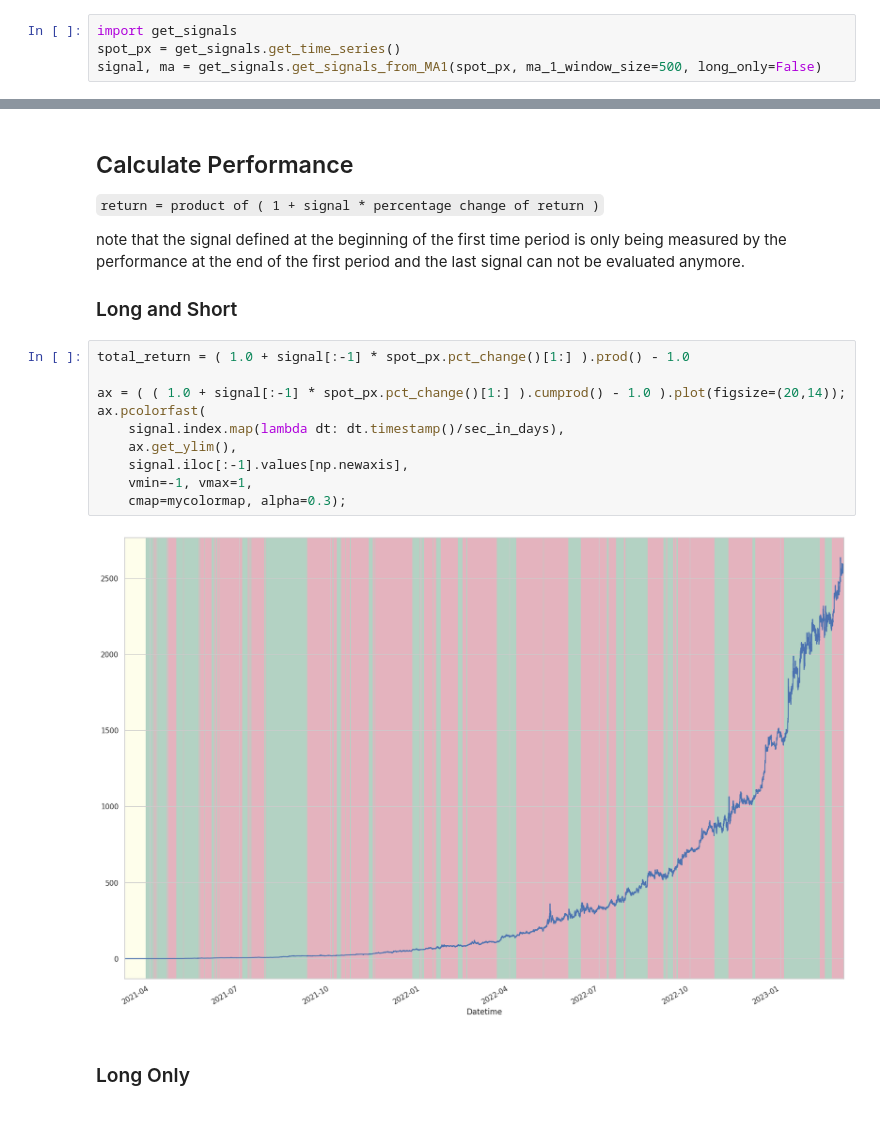
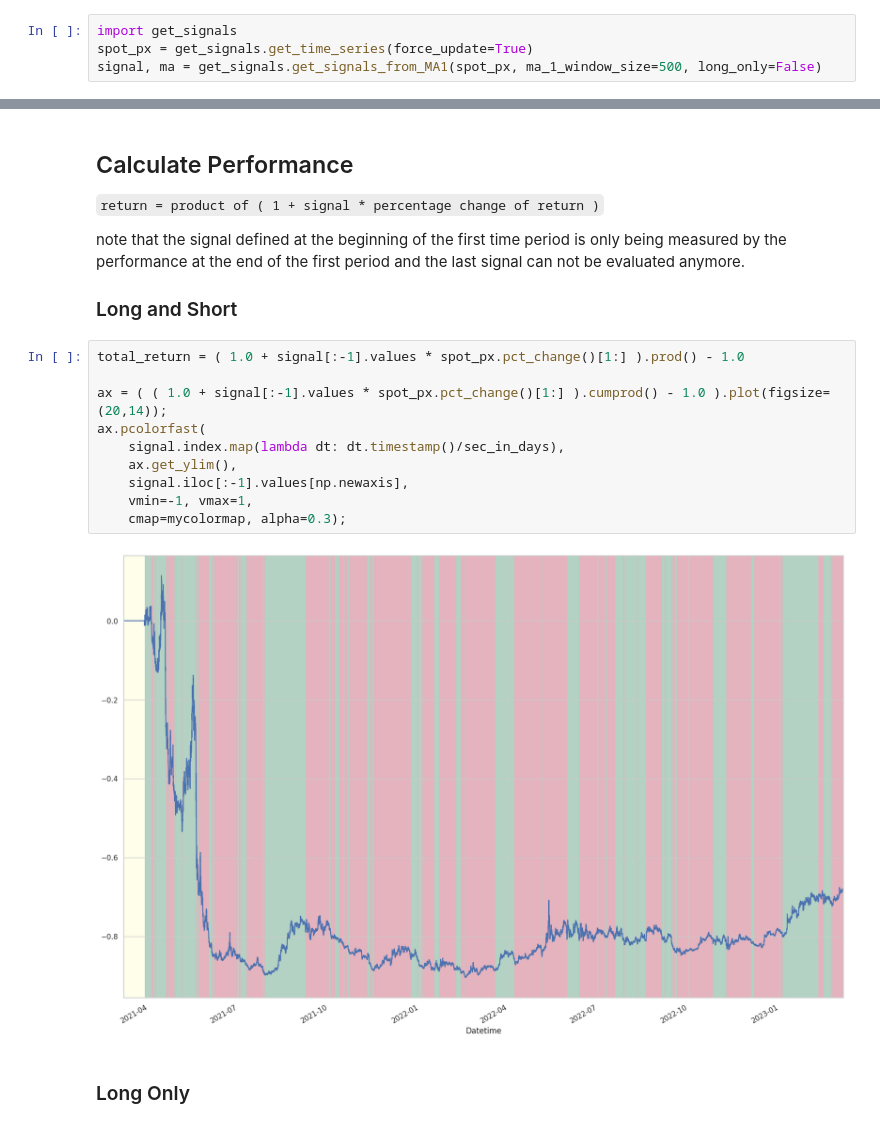
Before and after one commit to MyBeta/QuantStrategy, a Jupyter notebook: chart_results.ipynb, the cells around one changed output, grey strips where cells are left out. Saved outputs shown, nothing was run; the diff lists cells and outputs as text.

```diff
--- a/chart_results.ipynb
+++ b/chart_results.ipynb
@@ -5,7 +5,7 @@
 -> check `get_signals.py` for more details.
 # %%
 import get_signals
-spot_px = get_signals.get_time_series()
+spot_px = get_signals.get_time_series(force_update=True)
 signal, ma = get_signals.get_signals_from_MA1(spot_px, ma_1_window_size=500, long_only=False)
 # %% [markdown]
 ## 2.  Chart Time Series and Signal
@@ -61,17 +61,17 @@ signal can not be evaluated anymore.
 
 ### Long and Short
 # %%
-total_return = ( 1.0 + signal[:-1] * spot_px.pct_change()[1:] ).prod() - 1.0
+total_return = ( 1.0 + signal[:-1].values * spot_px.pct_change()[1:] ).prod() - 1.0
 
-ax = ( ( 1.0 + signal[:-1] * spot_px.pct_change()[1:] ).cumprod() - 1.0 ).plot(figsize=(20,14));
+ax = ( ( 1.0 + signal[:-1].values * spot_px.pct_change()[1:] ).cumprod() - 1.0 ).plot(figsize=(20,14));
 ax.pcolorfast(
     signal.index.map(lambda dt: dt.timestamp()/sec_in_days),
     ax.get_ylim(),
     signal.iloc[:-1].values[np.newaxis],
     vmin=-1, vmax=1,
     cmap=mycolormap, alpha=0.3);
 # %% [output]
-[figure, old version]
+[figure, new version]
 # %% [markdown]
 ### Long Only
 # %%
```
Also changed, not shown: parts of 1 cell of this notebook, 1 other file.
